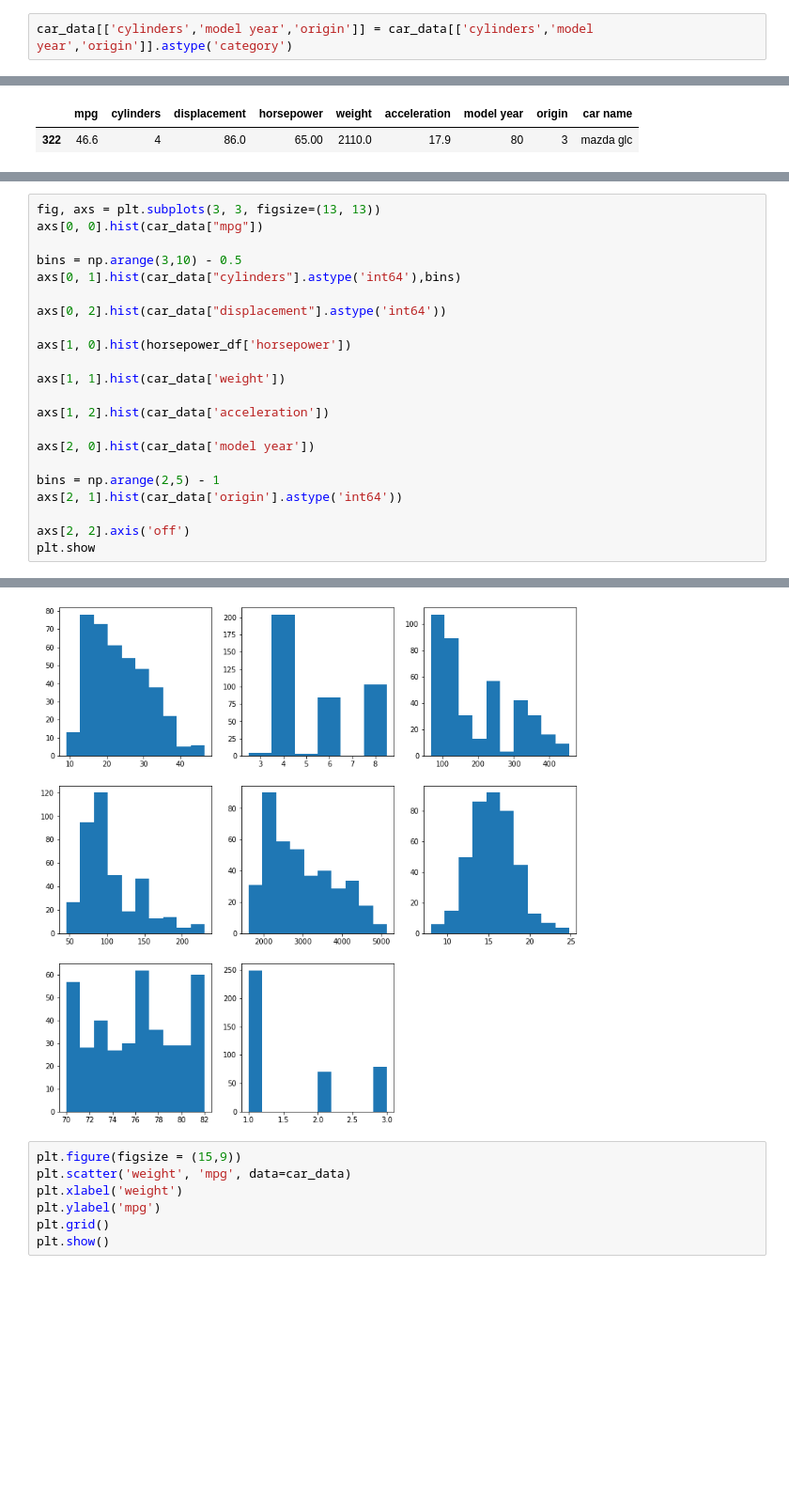
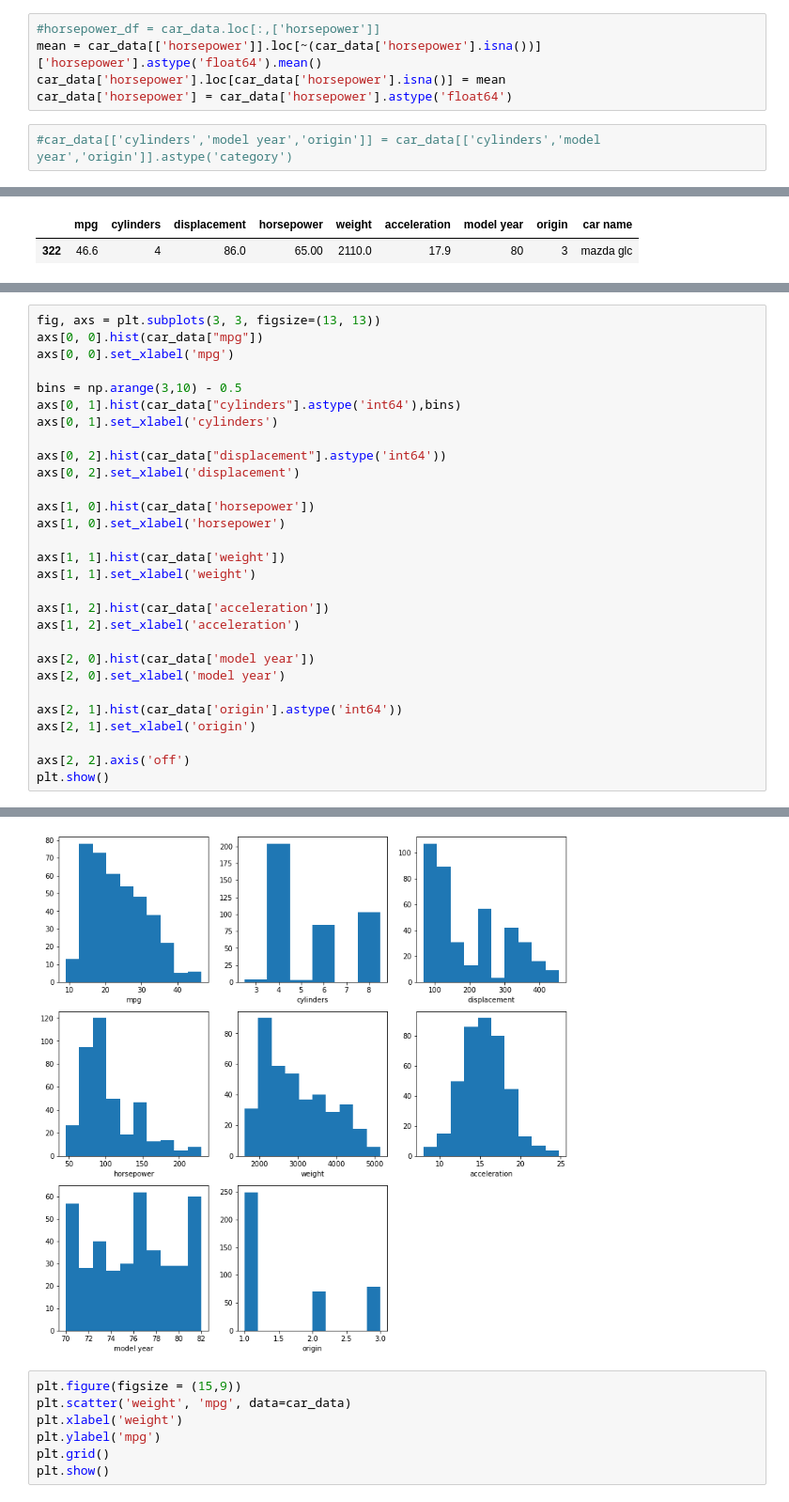
Before and after one commit to templarassVN/Data-Story, a Jupyter notebook: Team4_workspace.ipynb, the cells around one changed output, grey strips where cells are left out. Shown: that part at 94% size. Saved outputs shown, nothing was run; the diff lists cells and outputs as text; blank space fills up the shorter version.

```diff
--- a/Team4_workspace.ipynb
+++ b/Team4_workspace.ipynb
@@ -60,5 +62,10 @@ dtype: object
+# %%
+#horsepower_df = car_data.loc[:,['horsepower']]
+mean = car_data[['horsepower']].loc[~(car_data['horsepower'].isna())]['horsepower'].astype('float64').mean()
+car_data['horsepower'].loc[car_data['horsepower'].isna()] = mean
+car_data['horsepower'] = car_data['horsepower'].astype('float64')
 # %%
-car_data[['cylinders','model year','origin']] = car_data[['cylinders','model year','origin']].astype('category')
+#car_data[['cylinders','model year','origin']] = car_data[['cylinders','model year','origin']].astype('category')
 # %%
 car_data.head()
 # %% [output]
@@ -105,23 +131,30 @@ horsepower_df['horsepower']= horsepower_df['horsepower'].astype('float64')
 # %%
 fig, axs = plt.subplots(3, 3, figsize=(13, 13))
 axs[0, 0].hist(car_data["mpg"])
+axs[0, 0].set_xlabel('mpg')
 
 bins = np.arange(3,10) - 0.5
 axs[0, 1].hist(car_data["cylinders"].astype('int64'),bins)
+axs[0, 1].set_xlabel('cylinders')
 
 axs[0, 2].hist(car_data["displacement"].astype('int64'))
+axs[0, 2].set_xlabel('displacement')
 
-axs[1, 0].hist(horsepower_df['horsepower'])
+axs[1, 0].hist(car_data['horsepower'])
+axs[1, 0].set_xlabel('horsepower')
 
 axs[1, 1].hist(car_data['weight'])
+axs[1, 1].set_xlabel('weight')
 
 axs[1, 2].hist(car_data['acceleration'])
+axs[1, 2].set_xlabel('acceleration')
 
 axs[2, 0].hist(car_data['model year'])
+axs[2, 0].set_xlabel('model year')
 
-bins = np.arange(2,5) - 1
 axs[2, 1].hist(car_data['origin'].astype('int64'))
+axs[2, 1].set_xlabel('origin')
 
 axs[2, 2].axis('off')
-plt.show
+plt.show()
 # %% [output]
@@ -129,4 +161,4 @@ plt.show
-[figure, old version]
+[figure, new version]
 # %%
 plt.figure(figsize = (15,9))
 plt.scatter('weight', 'mpg', data=car_data)
```
Also changed, not shown: parts of 29 cells of this notebook, 2 other files.
